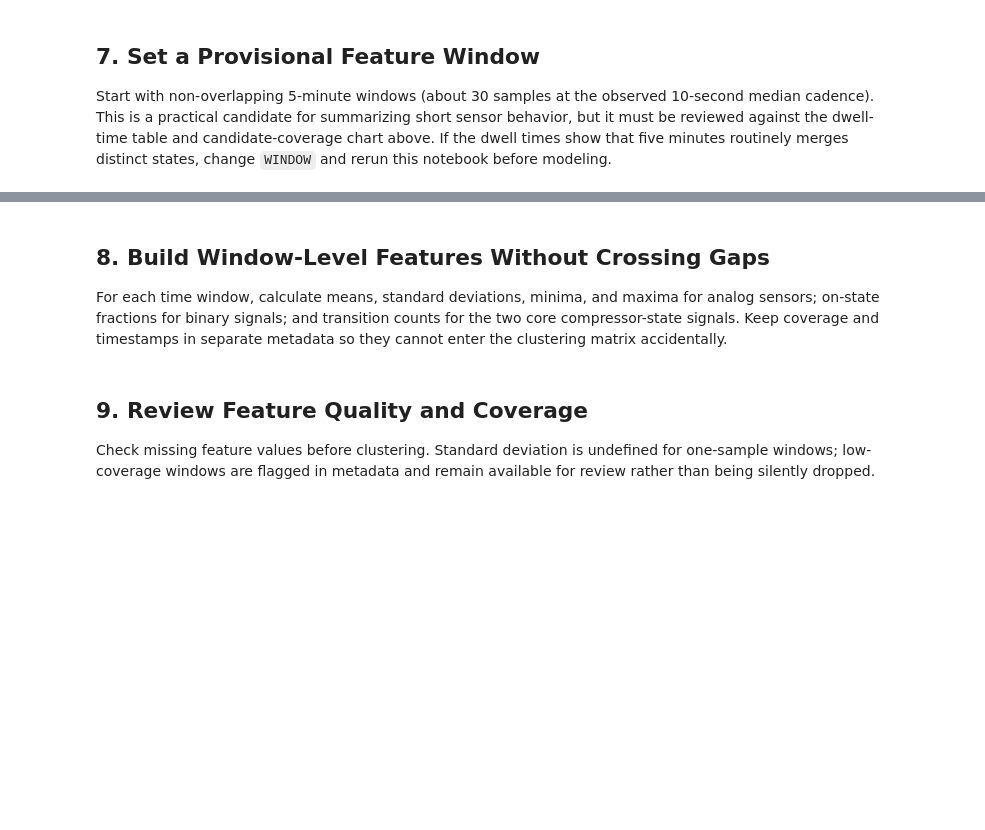
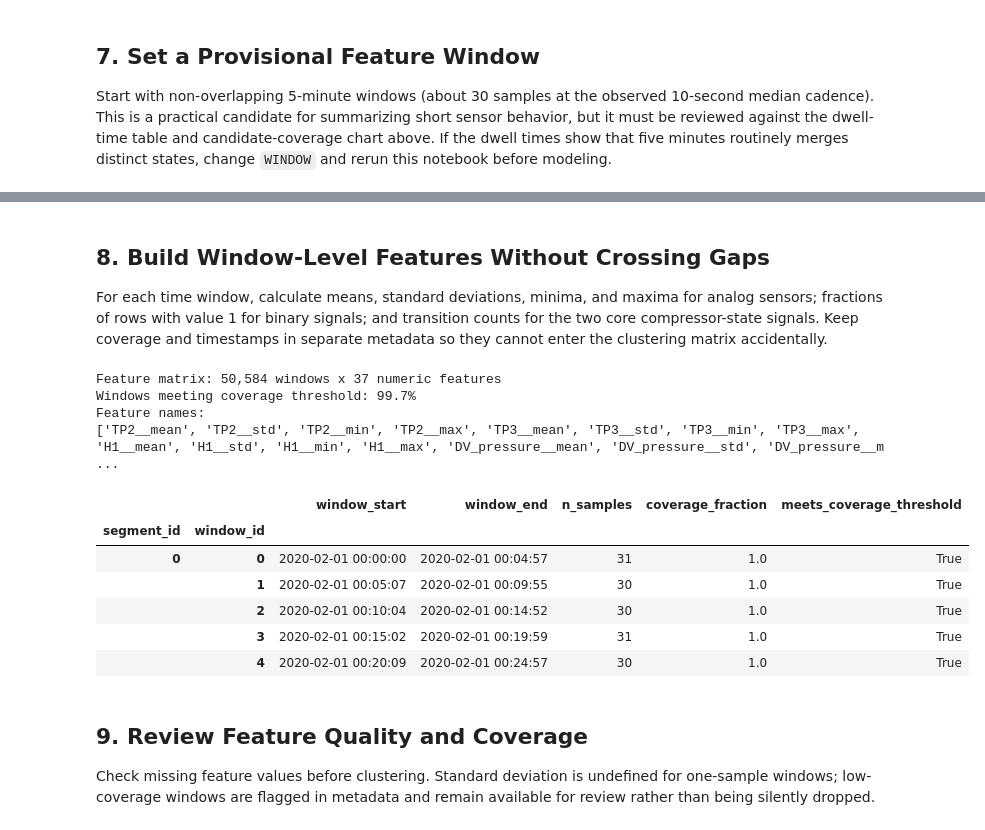
Before and after one commit to chalise-suraj/Compressor-Health-Clustering, a Jupyter notebook: notebooks/02_feature_engineering.ipynb, the cells around one changed output, grey strips where cells are left out. Saved outputs shown, nothing was run; the diff lists cells and outputs as text; code cells hidden in the pictures; blank space fills up the shorter version.

```diff
--- a/notebooks/02_feature_engineering.ipynb
+++ b/notebooks/02_feature_engineering.ipynb
@@ -207,7 +257,7 @@ print(f"Provisional window: {WINDOW} | Advisory coverage threshold: {MIN_COVERAG
 # %% [markdown]
 ## 8. Build Window-Level Features Without Crossing Gaps
 
-For each time window, calculate means, standard deviations, minima, and maxima for analog sensors; on-state fractions for binary signals; and transition counts for the two core compressor-state signals. Keep coverage and timestamps in separate metadata so they cannot enter the clustering matrix accidentally.
+For each time window, calculate means, standard deviations, minima, and maxima for analog sensors; fractions of rows with value 1 for binary signals; and transition counts for the two core compressor-state signals. Keep coverage and timestamps in separate metadata so they cannot enter the clustering matrix accidentally.
 # %%
 def build_window_features(data, window, gap_threshold, nominal_interval_seconds):
     """Create non-overlapping features within contiguous timestamp segments."""
@@ -222,38 +272,50 @@ def build_window_features(data, window, gap_threshold, nominal_interval_seconds)
 
     analog = grouped[ANALOG_COLUMNS].agg(["mean", "std", "min", "max"])
     analog.columns = [f"{sensor}__{stat}" for sensor, stat in analog.columns]
-    digital = grouped[DIGITAL_COLUMNS].mean().add_suffix("__on_fraction")
+    digital = grouped[DIGITAL_COLUMNS].mean().add_suffix("__fraction_value_1")
     metadata = grouped.agg(
         window_start=("timestamp", "min"),
         window_end=("timestamp", "max"),
         n_samples=("timestamp", "size"),
     )
 
     transitions_per_row = (
         work.groupby("segment_id", sort=False)[CORE_STATE_COLUMNS]
             .diff().abs().sum(axis=1, min_count=1).fillna(0)
     )
     transitions = transitions_per_row.groupby(
         [work["segment_id"], work["window_id"]], sort=True
     ).sum().to_frame("core_state_transitions")
 
     features = pd.concat([analog, digital, transitions], axis=1).sort_index()
     expected_samples = delta.total_seconds() / nominal_interval_seconds
     metadata["coverage_fraction"] = (metadata["n_samples"] / expected_samples).clip(upper=1.0)
     metadata["meets_coverage_threshold"] = metadata["coverage_fraction"] >= MIN_COVERAGE
     metadata = metadata.sort_index()
     return features, metadata
 
 features, window_metadata = build_window_features(
     df, window=WINDOW, gap_threshold=GAP_THRESHOLD,
     nominal_interval_seconds=nominal_interval_s,
 )
 
 print(f"Feature matrix: {features.shape[0]:,} windows x {features.shape[1]:,} numeric features")
 print(f"Windows meeting coverage threshold: {window_metadata['meets_coverage_threshold'].mean():.1%}")
 print("Feature names:")
 print(features.columns.tolist())
 display(window_metadata.head())
+# %% [output]
+Feature matrix: 50,584 windows x 37 numeric features
+Windows meeting coverage threshold: 99.7%
+Feature names:
+['TP2__mean', 'TP2__std', 'TP2__min', 'TP2__max', 'TP3__mean', 'TP3__std', 'TP3__min', 'TP3__max', 'H1__mean', 'H1__std', 'H1__min', 'H1__max', 'DV_pressure__mean', 'DV_pressure__std', 'DV_pressure__m ...
+|  |  | window_start | window_end | n_samples | coverage_fraction | meets_coverage_threshold |
+| segment_id | window_id |  |  |  |  |  |
+| 0 | 0 | 2020-02-01 00:00:00 | 2020-02-01 00:04:57 | 31 | 1.0 | True |
+|  | 1 | 2020-02-01 00:05:07 | 2020-02-01 00:09:55 | 30 | 1.0 | True |
+|  | 2 | 2020-02-01 00:10:04 | 2020-02-01 00:14:52 | 30 | 1.0 | True |
+|  | 3 | 2020-02-01 00:15:02 | 2020-02-01 00:19:59 | 31 | 1.0 | True |
+|  | 4 | 2020-02-01 00:20:09 | 2020-02-01 00:24:57 | 30 | 1.0 | True |
 # %% [markdown]
 ## 9. Review Feature Quality and Coverage
 
```
Also changed, not shown: parts of 9 cells of this notebook, 2 other files.
